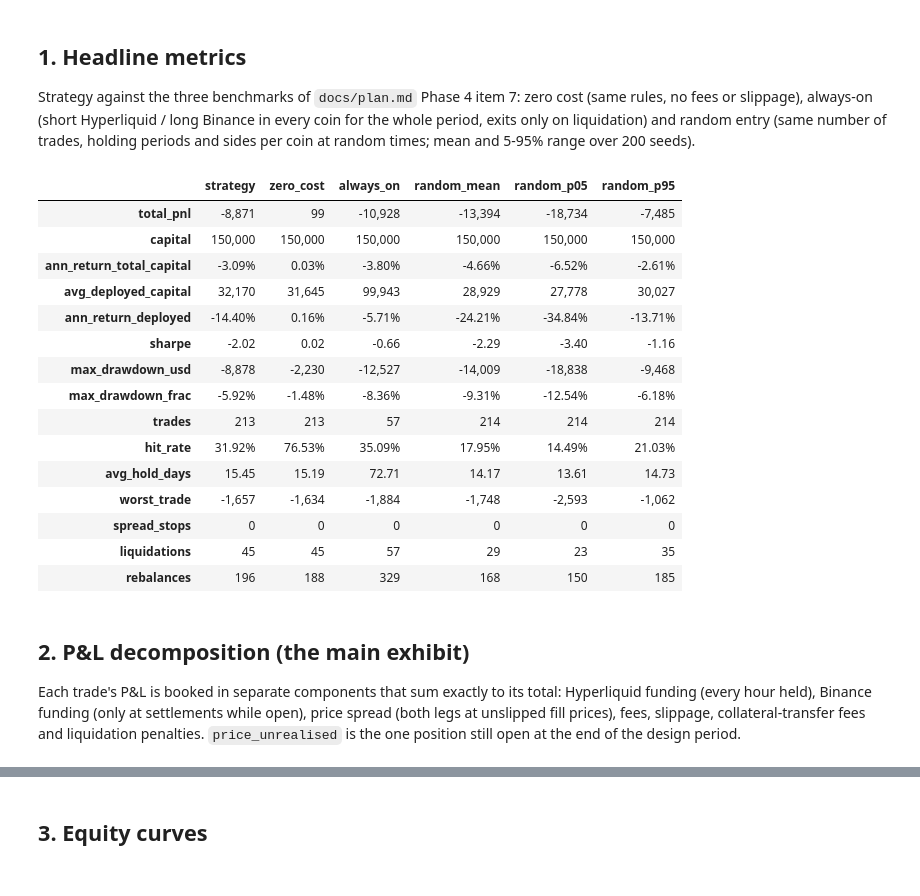
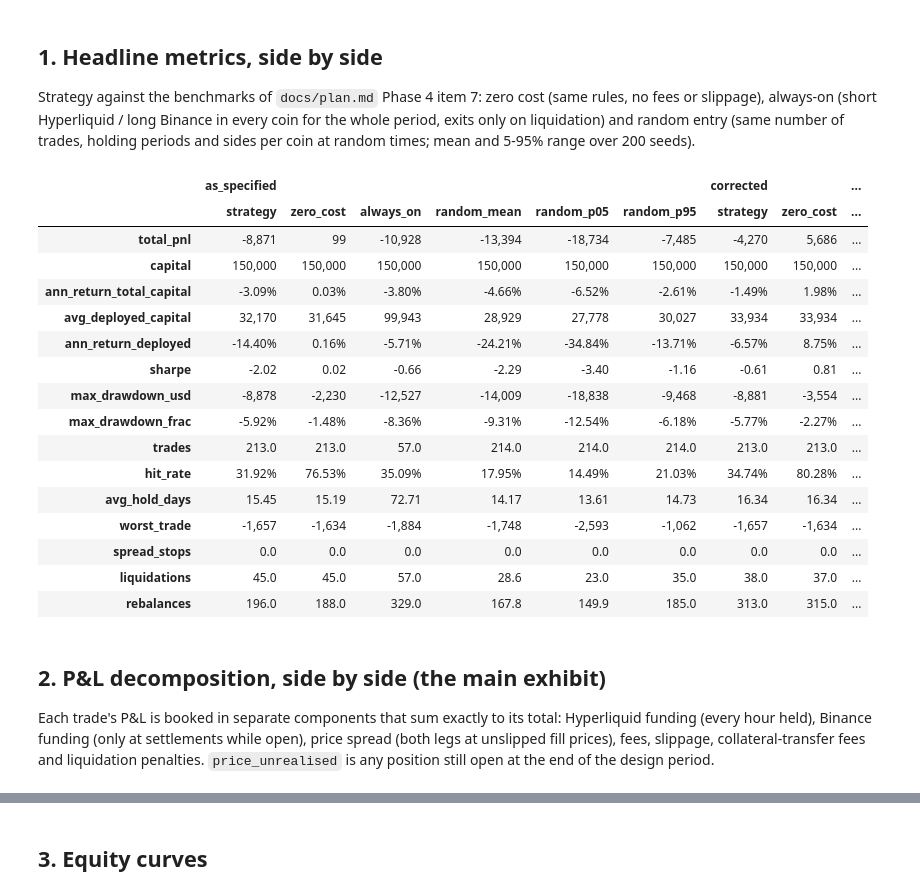
Before and after one commit to arthurfritscheck/funding-dislocations, a Jupyter notebook: notebooks/02_strategy.ipynb, the cells around one changed output, grey strips where cells are left out. Saved outputs shown, nothing was run; the diff lists cells and outputs as text; code cells hidden in the pictures.

```diff
--- a/notebooks/02_strategy.ipynb
+++ b/notebooks/02_strategy.ipynb
@@ -32,38 +46,39 @@ usd = "{:,.0f}".format
 # %% [markdown]
-## 1. Headline metrics
+## 1. Headline metrics, side by side
 
-Strategy against the three benchmarks of `docs/plan.md` Phase 4 item 7: zero cost (same rules, no
-fees or slippage), always-on (short Hyperliquid / long Binance in every coin for the whole period,
+Strategy against the benchmarks of `docs/plan.md` Phase 4 item 7: zero cost (same rules, no fees
+or slippage), always-on (short Hyperliquid / long Binance in every coin for the whole period,
 exits only on liquidation) and random entry (same number of trades, holding periods and sides per
 coin at random times; mean and 5-95% range over 200 seeds).
 # %%
-summary = pd.read_csv(ROOT / "report/tables/backtest_summary.csv", index_col=0)
+summ = pd.read_csv(ROOT / "report/tables/backtest_comparison_summary.csv", index_col=0, header=[0, 1])
 fmt = {r: "{:.2%}" for r in ["ann_return_total_capital", "ann_return_deployed", "max_drawdown_frac", "hit_rate"]}
 fmt.update({r: "{:,.0f}" for r in ["total_pnl", "capital", "avg_deployed_capital", "max_drawdown_usd", "worst_trade"]})
 fmt.update({r: "{:.2f}" for r in ["sharpe", "avg_hold_days"]})
-fmt.update({r: "{:.0f}" for r in ["trades", "spread_stops", "liquidations", "rebalances"]})
-summary.apply(lambda row: row.map(fmt.get(row.name, "{:.2f}").format), axis=1)
+fmt.update({r: "{:.1f}" for r in ["trades", "spread_stops", "liquidations", "rebalances"]})
+summ.apply(lambda row: row.map(fmt.get(row.name, "{:.2f}").format), axis=1)
 # %% [output]
-|  | strategy | zero_cost | always_on | random_mean | random_p05 | random_p95 |
-| total_pnl | -8,871 | 99 | -10,928 | -13,394 | -18,734 | -7,485 |
-| capital | 150,000 | 150,000 | 150,000 | 150,000 | 150,000 | 150,000 |
-| ann_return_total_capital | -3.09% | 0.03% | -3.80% | -4.66% | -6.52% | -2.61% |
-| avg_deployed_capital | 32,170 | 31,645 | 99,943 | 28,929 | 27,778 | 30,027 |
-| ann_return_deployed | -14.40% | 0.16% | -5.71% | -24.21% | -34.84% | -13.71% |
-| sharpe | -2.02 | 0.02 | -0.66 | -2.29 | -3.40 | -1.16 |
-| max_drawdown_usd | -8,878 | -2,230 | -12,527 | -14,009 | -18,838 | -9,468 |
-| max_drawdown_frac | -5.92% | -1.48% | -8.36% | -9.31% | -12.54% | -6.18% |
-| trades | 213 | 213 | 57 | 214 | 214 | 214 |
-| hit_rate | 31.92% | 76.53% | 35.09% | 17.95% | 14.49% | 21.03% |
-| avg_hold_days | 15.45 | 15.19 | 72.71 | 14.17 | 13.61 | 14.73 |
-| worst_trade | -1,657 | -1,634 | -1,884 | -1,748 | -2,593 | -1,062 |
-| spread_stops | 0 | 0 | 0 | 0 | 0 | 0 |
-| liquidations | 45 | 45 | 57 | 29 | 23 | 35 |
-| rebalances | 196 | 188 | 329 | 168 | 150 | 185 |
+|  | as_specified |  |  |  |  |  | corrected |  | ... |
+|  | strategy | zero_cost | always_on | random_mean | random_p05 | random_p95 | strategy | zero_cost | ... |
+| total_pnl | -8,871 | 99 | -10,928 | -13,394 | -18,734 | -7,485 | -4,270 | 5,686 | ... |
+| capital | 150,000 | 150,000 | 150,000 | 150,000 | 150,000 | 150,000 | 150,000 | 150,000 | ... |
+| ann_return_total_capital | -3.09% | 0.03% | -3.80% | -4.66% | -6.52% | -2.61% | -1.49% | 1.98% | ... |
+| avg_deployed_capital | 32,170 | 31,645 | 99,943 | 28,929 | 27,778 | 30,027 | 33,934 | 33,934 | ... |
+| ann_return_deployed | -14.40% | 0.16% | -5.71% | -24.21% | -34.84% | -13.71% | -6.57% | 8.75% | ... |
+| sharpe | -2.02 | 0.02 | -0.66 | -2.29 | -3.40 | -1.16 | -0.61 | 0.81 | ... |
+| max_drawdown_usd | -8,878 | -2,230 | -12,527 | -14,009 | -18,838 | -9,468 | -8,881 | -3,554 | ... |
+| max_drawdown_frac | -5.92% | -1.48% | -8.36% | -9.31% | -12.54% | -6.18% | -5.77% | -2.27% | ... |
+| trades | 213.0 | 213.0 | 57.0 | 214.0 | 214.0 | 214.0 | 213.0 | 213.0 | ... |
+| hit_rate | 31.92% | 76.53% | 35.09% | 17.95% | 14.49% | 21.03% | 34.74% | 80.28% | ... |
+| avg_hold_days | 15.45 | 15.19 | 72.71 | 14.17 | 13.61 | 14.73 | 16.34 | 16.34 | ... |
+| worst_trade | -1,657 | -1,634 | -1,884 | -1,748 | -2,593 | -1,062 | -1,657 | -1,634 | ... |
+| spread_stops | 0.0 | 0.0 | 0.0 | 0.0 | 0.0 | 0.0 | 0.0 | 0.0 | ... |
+| liquidations | 45.0 | 45.0 | 57.0 | 28.6 | 23.0 | 35.0 | 38.0 | 37.0 | ... |
+| rebalances | 196.0 | 188.0 | 329.0 | 167.8 | 149.9 | 185.0 | 313.0 | 315.0 | ... |
 # %% [markdown]
-## 2. P&L decomposition (the main exhibit)
+## 2. P&L decomposition, side by side (the main exhibit)
 
 Each trade's P&L is booked in separate components that sum exactly to its total: Hyperliquid
 funding (every hour held), Binance funding (only at settlements while open), price spread (both
 legs at unslipped fill prices), fees, slippage, collateral-transfer fees and liquidation penalties.
-`price_unrealised` is the one position still open at the end of the design period.
+`price_unrealised` is any position still open at the end of the design period.
```
Also changed, not shown: parts of 16 cells of this notebook, 15 other files.
